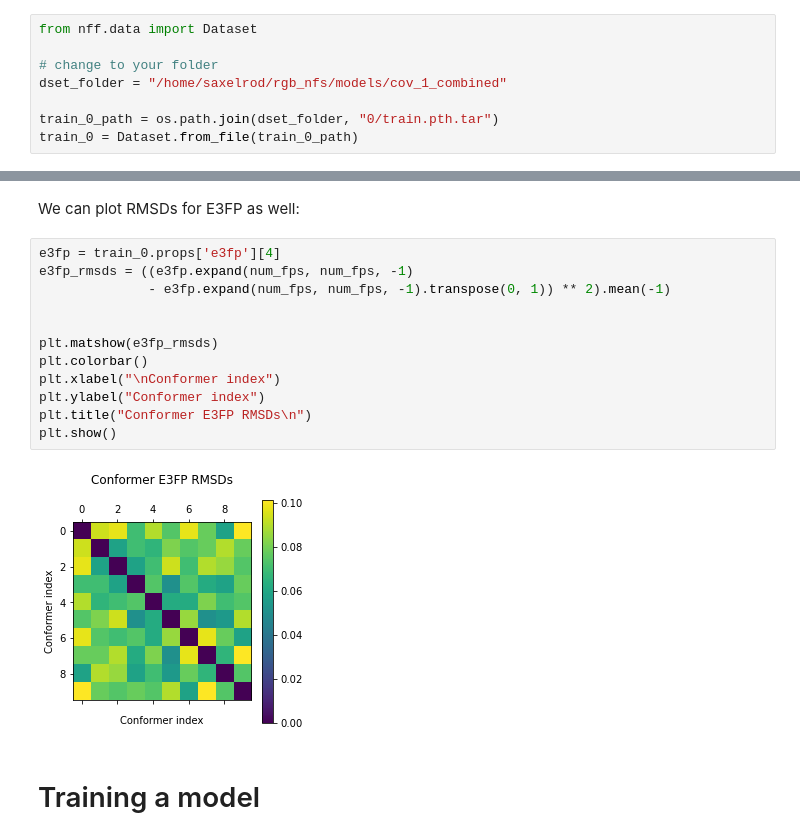
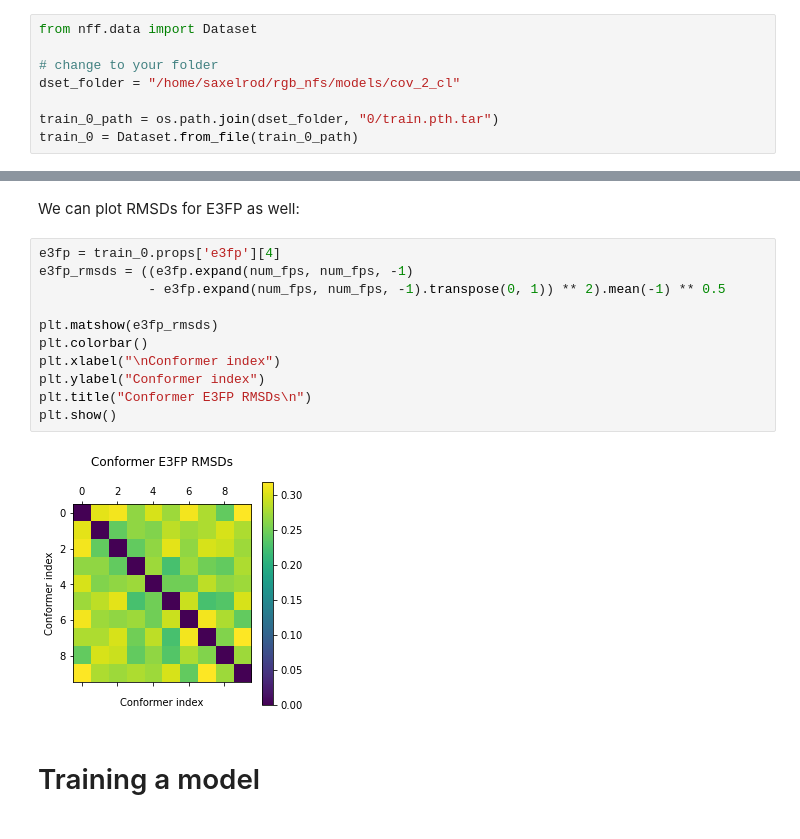
Before and after one commit to learningmatter-mit/NeuralForceField, a Jupyter notebook: tutorials/06_cp3d.ipynb, the cells around one changed output, grey strips where cells are left out. Saved outputs shown, nothing was run; the diff lists cells and outputs as text.

```diff
--- a/tutorials/06_cp3d.ipynb
+++ b/tutorials/06_cp3d.ipynb
@@ -216,7 +242,7 @@ Now that we have our datasets, let's see what they actually look like and what t
 from nff.data import Dataset
 
 # change to your folder
-dset_folder = "/home/saxelrod/rgb_nfs/models/cov_1_combined"
+dset_folder = "/home/saxelrod/rgb_nfs/models/cov_2_cl"
 
 train_0_path = os.path.join(dset_folder, "0/train.pth.tar")
 train_0 = Dataset.from_file(train_0_path)
@@ -402,17 +428,16 @@ We can plot RMSDs for E3FP as well:
 # %%
 e3fp = train_0.props['e3fp'][4]
 e3fp_rmsds = ((e3fp.expand(num_fps, num_fps, -1)
-              - e3fp.expand(num_fps, num_fps, -1).transpose(0, 1)) ** 2).mean(-1)
-
+              - e3fp.expand(num_fps, num_fps, -1).transpose(0, 1)) ** 2).mean(-1) ** 0.5
 
 plt.matshow(e3fp_rmsds)
 plt.colorbar()
 plt.xlabel("\nConformer index")
 plt.ylabel("Conformer index")
 plt.title("Conformer E3FP RMSDs\n")
 plt.show()
 # %% [output]
-[figure, old version]
+[figure, new version]
 # %% [markdown]
 # Training a model
 # %% [markdown]
```
Also changed, not shown: parts of 18 cells of this notebook, 10 other files.
